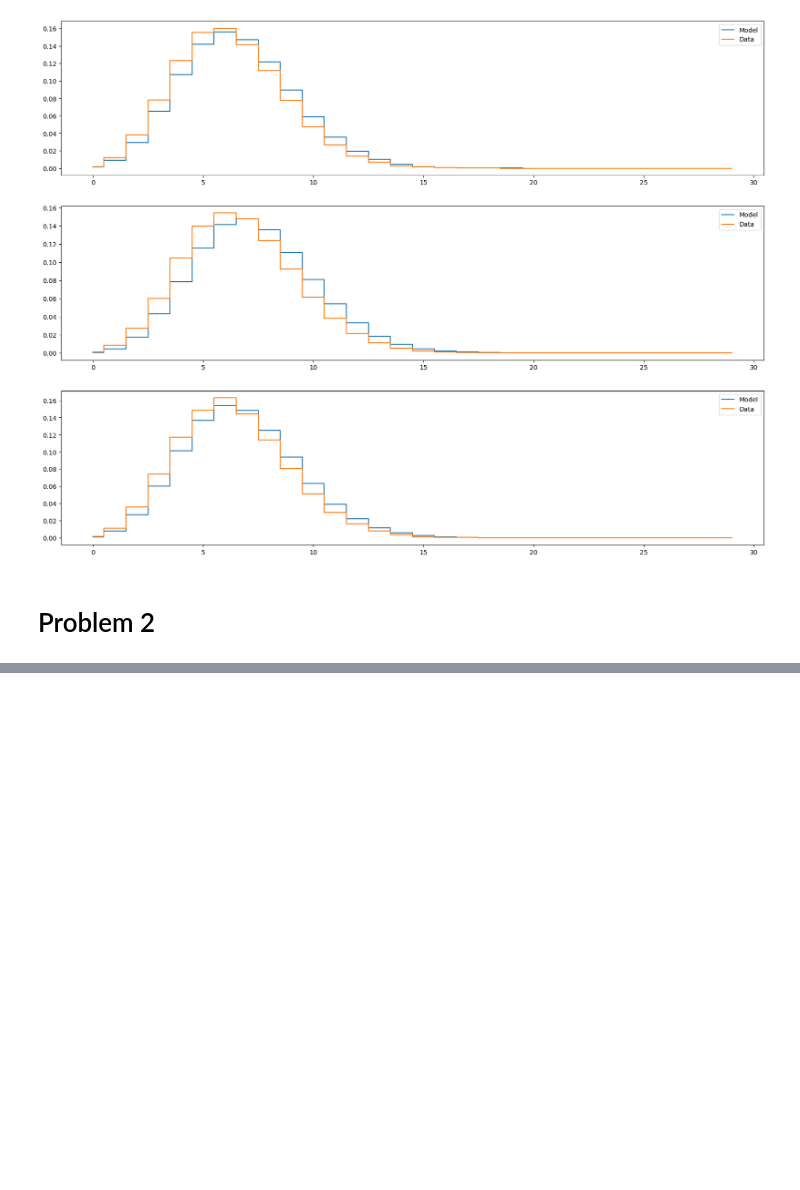
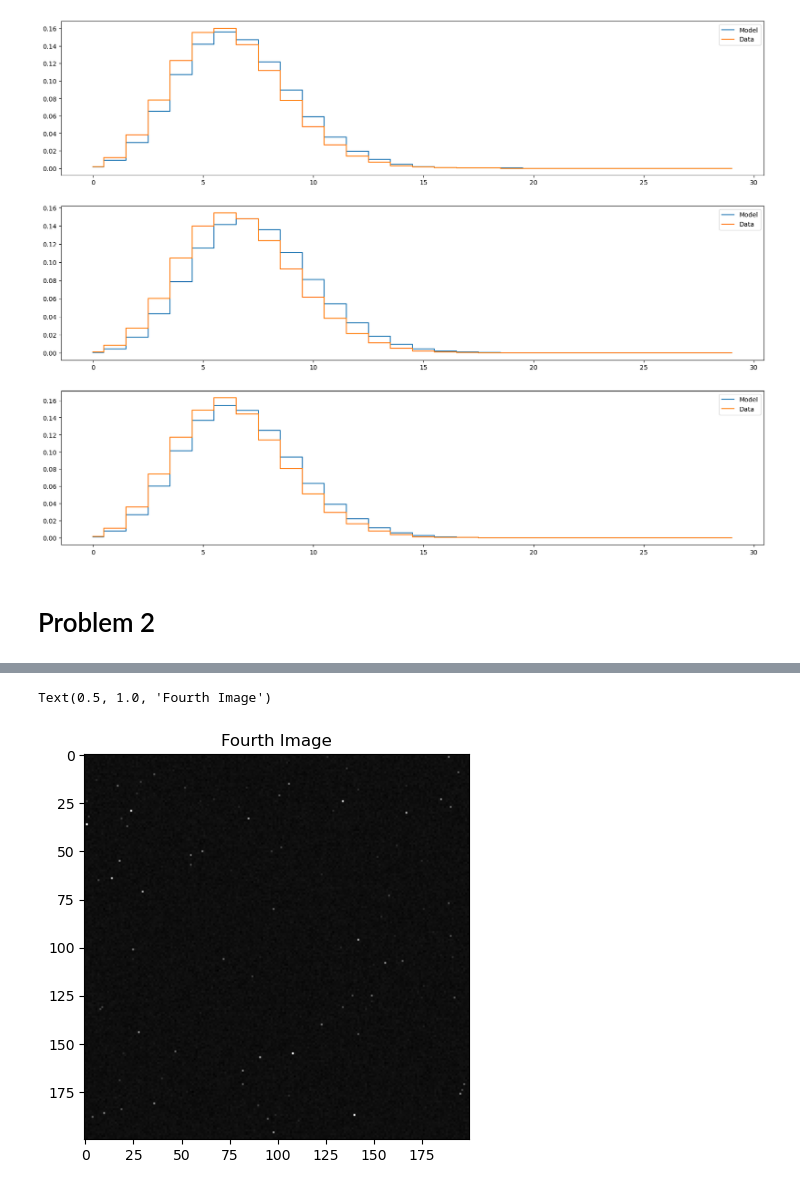
Before and after one commit to jarods00/PHYS434, a Jupyter notebook: Lab 4.ipynb, the cells around one changed output, grey strips where cells are left out. Drawn from its saved outputs; the diff is of its cells as text; code cells hidden in the pictures; blank space fills up the shorter version.

```diff
--- a/Lab 4.ipynb
+++ b/Lab 4.ipynb
@@ -283,0 +253,7 @@ ax.imshow(imagestack[:,:,9], cmap = 'gray')
+# %%
+fig, ax = plt.subplots(1, 1, figsize = (5,5))
+ax.imshow(imagestack[:,:,3], cmap = 'gray')
+ax.set_title("Fourth Image")
+# %% [output]
+Text(0.5, 1.0, 'Fourth Image')
+[figure, added]
```
Also changed, not shown: parts of 21 cells of this notebook.
